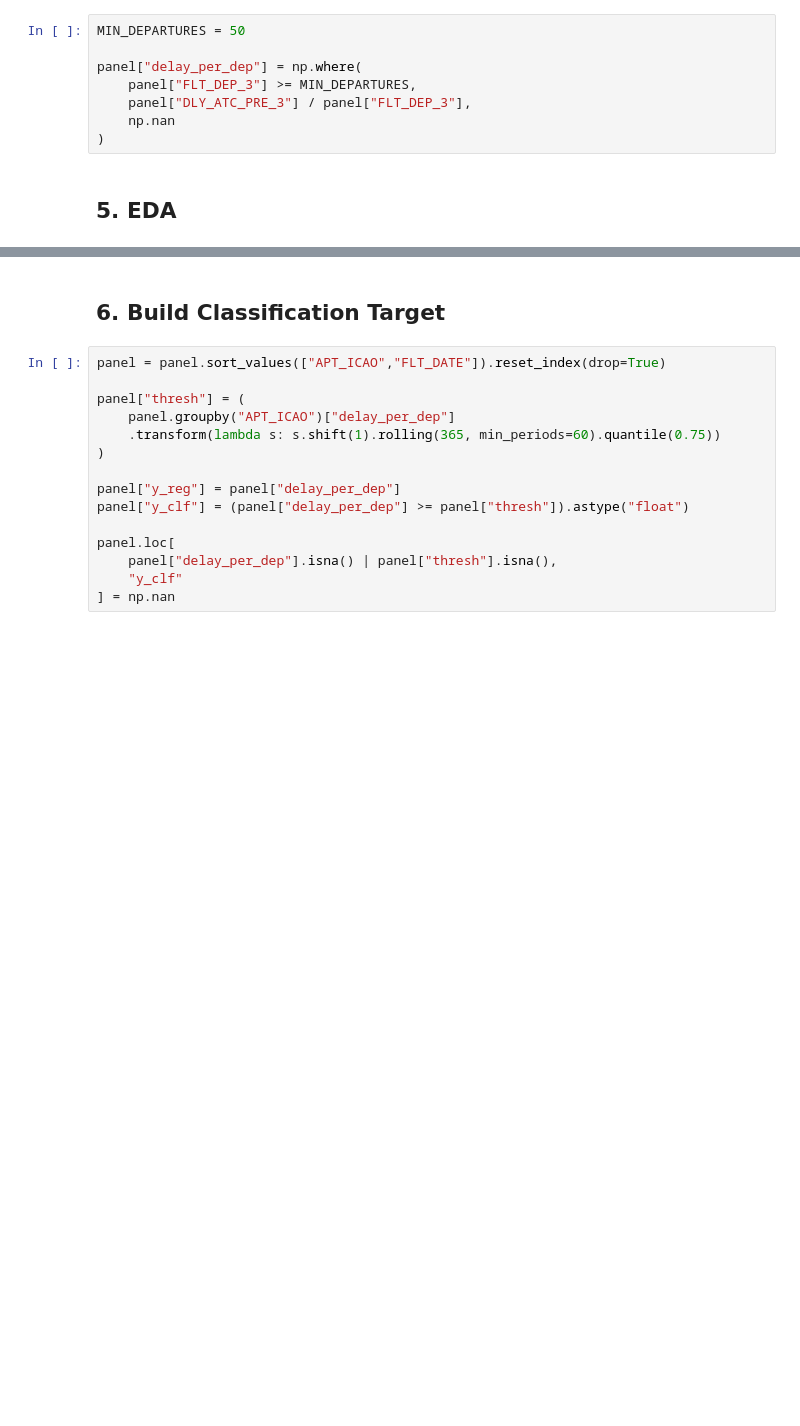
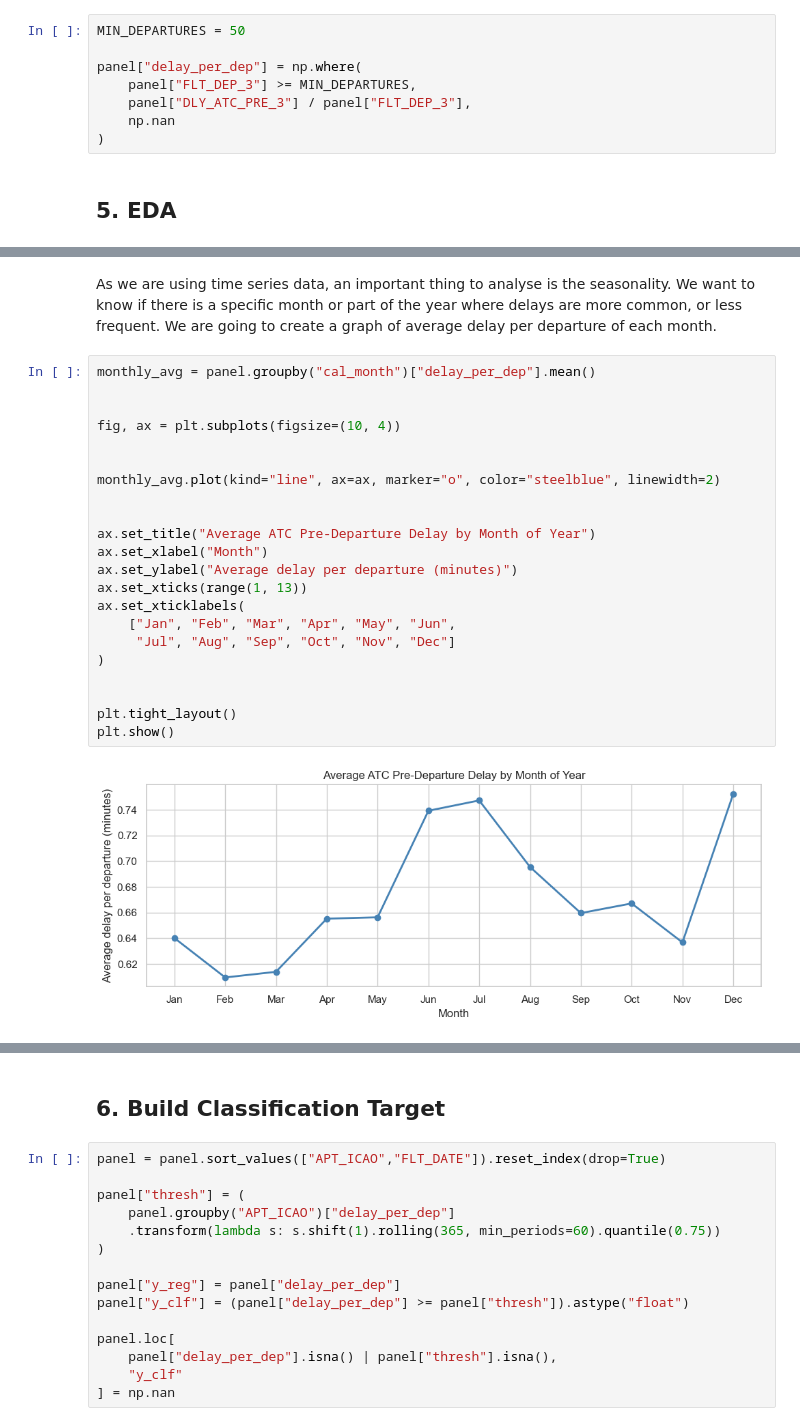
Before and after one commit to agarcia246/Machine_learning_Project, a Jupyter notebook: flight_delays.ipynb, the cells around one changed output, grey strips where cells are left out. Drawn from its saved outputs; the diff is of its cells as text; blank space fills up the shorter version.

```diff
--- a/flight_delays.ipynb
+++ b/flight_delays.ipynb
@@ -767,0 +839,26 @@ plt.show()
+# %% [markdown]
+As we are using time series data, an important thing to analyse is the seasonality. We want to know if there is a specific month or part of the year where delays are more common, or less frequent. We are going to create a graph of average delay per departure of each month.
+# %%
+monthly_avg = panel.groupby("cal_month")["delay_per_dep"].mean()
+
+
+fig, ax = plt.subplots(figsize=(10, 4))
+
+
+monthly_avg.plot(kind="line", ax=ax, marker="o", color="steelblue", linewidth=2)
+
+
+ax.set_title("Average ATC Pre-Departure Delay by Month of Year")
+ax.set_xlabel("Month")
+ax.set_ylabel("Average delay per departure (minutes)")
+ax.set_xticks(range(1, 13))
+ax.set_xticklabels(
+    ["Jan", "Feb", "Mar", "Apr", "May", "Jun",
+     "Jul", "Aug", "Sep", "Oct", "Nov", "Dec"]
+)
+
+
+plt.tight_layout()
+plt.show()
+# %% [output]
+[figure, added]
```
Also changed, not shown: parts of 43 cells of this notebook.
